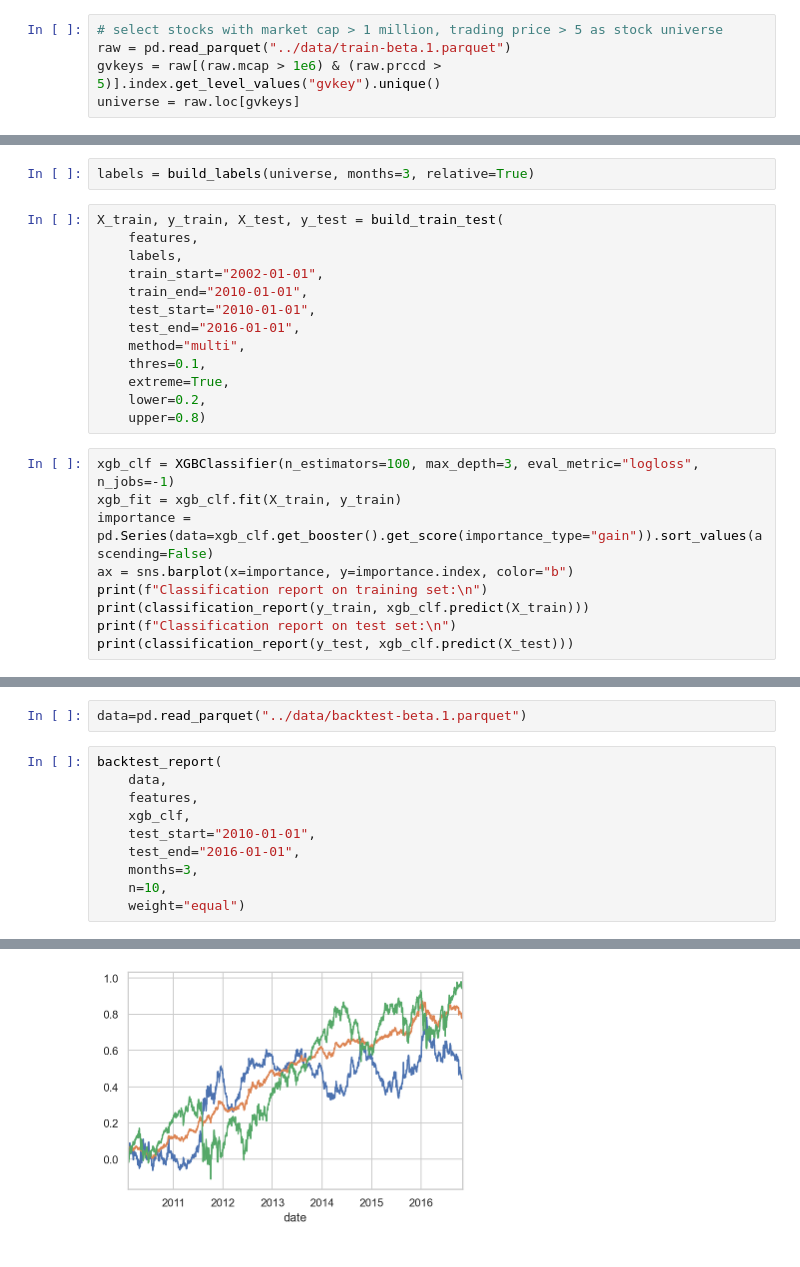
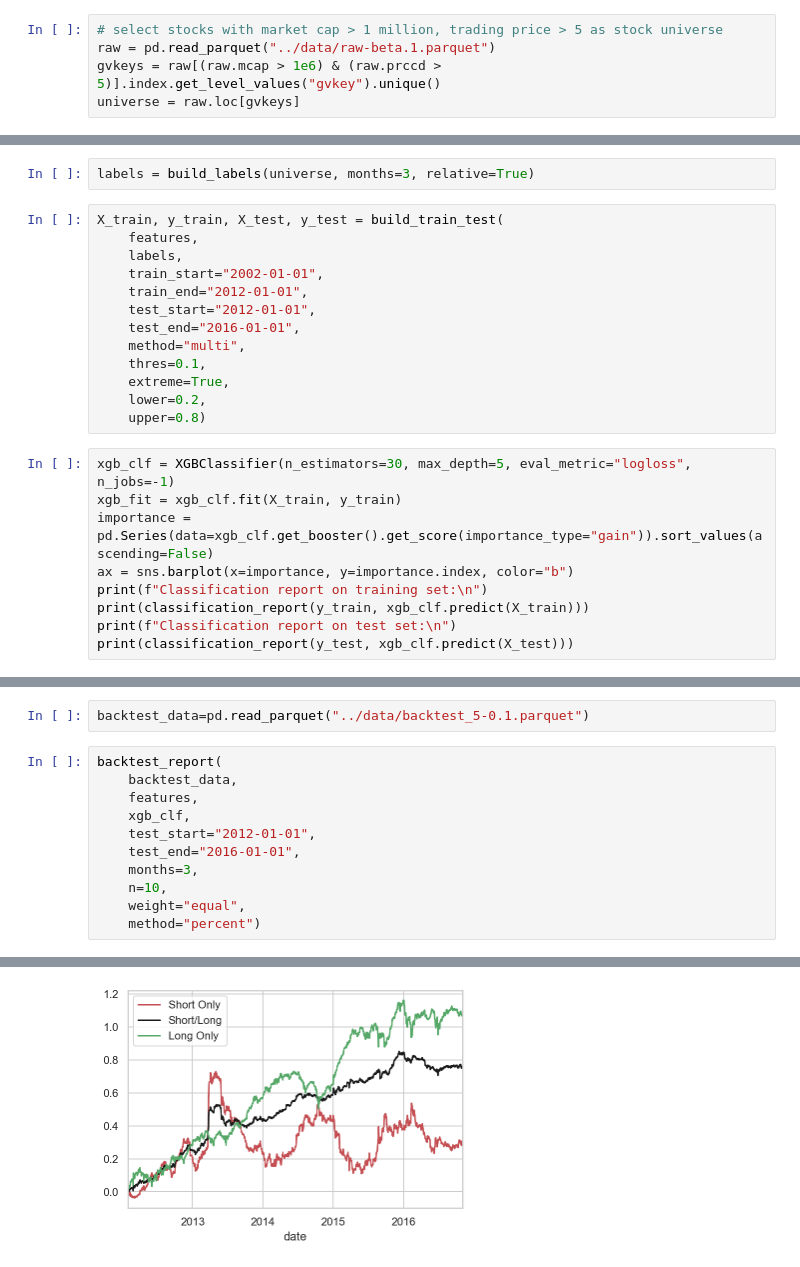
Before and after one commit to iewaij/tseu, a Jupyter notebook: notebooks/backtest_superstition.ipynb, the cells around one changed output, grey strips where cells are left out. Drawn from its saved outputs; the diff is of its cells as text.

Commit message:
Update backtests

```diff
--- a/notebooks/backtest_superstition.ipynb
+++ b/notebooks/backtest_superstition.ipynb
@@ -53,7 +53,7 @@ def superstition(df):
     ]
 # %%
 # select stocks with market cap > 1 million, trading price > 5 as stock universe
-raw = pd.read_parquet("../data/train-beta.1.parquet")
+raw = pd.read_parquet("../data/raw-beta.1.parquet")
 gvkeys = raw[(raw.mcap > 1e6) & (raw.prccd > 5)].index.get_level_values("gvkey").unique()
 universe = raw.loc[gvkeys]
 # %%
@@ -65,8 +65,8 @@ X_train, y_train, X_test, y_test = build_train_test(
     features,
     labels,
     train_start="2002-01-01",
-    train_end="2010-01-01",
-    test_start="2010-01-01",
+    train_end="2012-01-01",
+    test_start="2012-01-01",
     test_end="2016-01-01",
     method="multi",
     thres=0.1,
@@ -74,7 +74,7 @@ X_train, y_train, X_test, y_test = build_train_test(
     lower=0.2,
     upper=0.8)
 # %%
-xgb_clf = XGBClassifier(n_estimators=100, max_depth=3, eval_metric="logloss", n_jobs=-1)
+xgb_clf = XGBClassifier(n_estimators=30, max_depth=5, eval_metric="logloss", n_jobs=-1)
 xgb_fit = xgb_clf.fit(X_train, y_train)
 importance = pd.Series(data=xgb_clf.get_booster().get_score(importance_type="gain")).sort_values(ascending=False)
 ax = sns.barplot(x=importance, y=importance.index, color="b")
@@ -104,13 +104,14 @@ weighted avg       0.49      0.21      0.11     61049
 # %%
-data=pd.read_parquet("../data/backtest-beta.1.parquet")
+backtest_data=pd.read_parquet("../data/backtest_5-0.1.parquet")
 # %%
 backtest_report(
-    data,
+    backtest_data,
     features,
     xgb_clf,
-    test_start="2010-01-01",
+    test_start="2012-01-01",
     test_end="2016-01-01",
     months=3,
     n=10,
-    weight="equal")
+    weight="equal",
+    method="percent")
 # %% [output]
@@ -120 +121 @@ Long positon sharpe ratio: 0.46589359960575705
-[figure, old version]
+[figure, new version]
```
Also changed, not shown: parts of 2 cells of this notebook, 5 other files.
